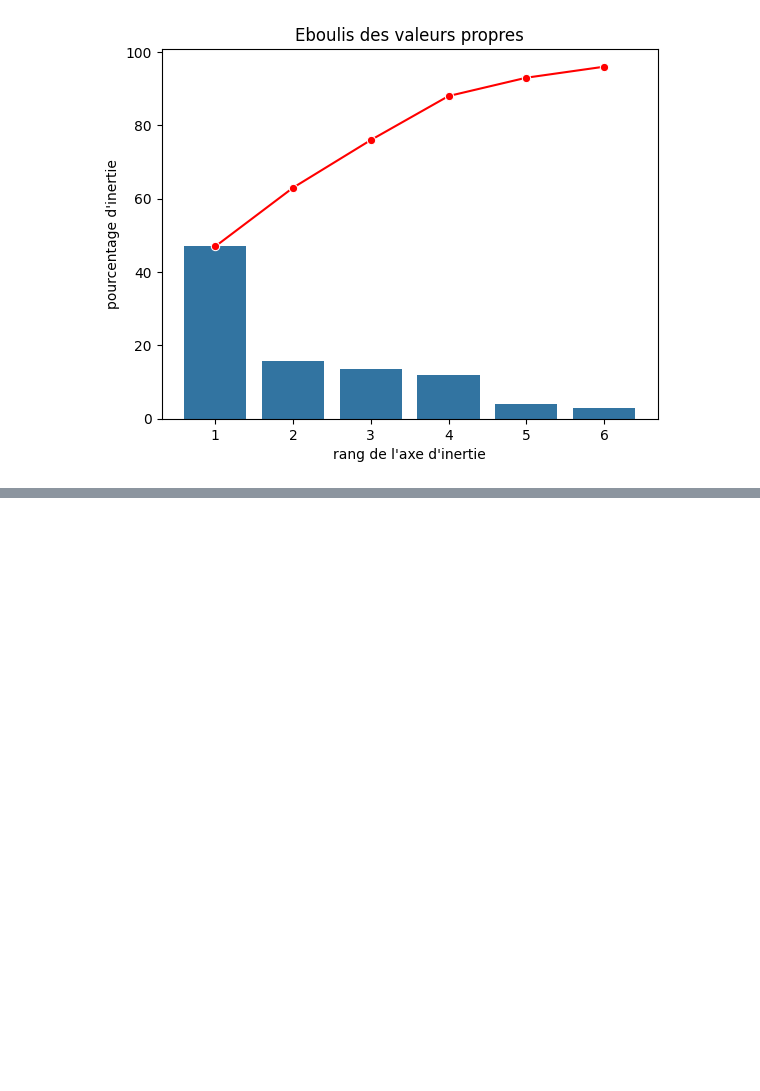
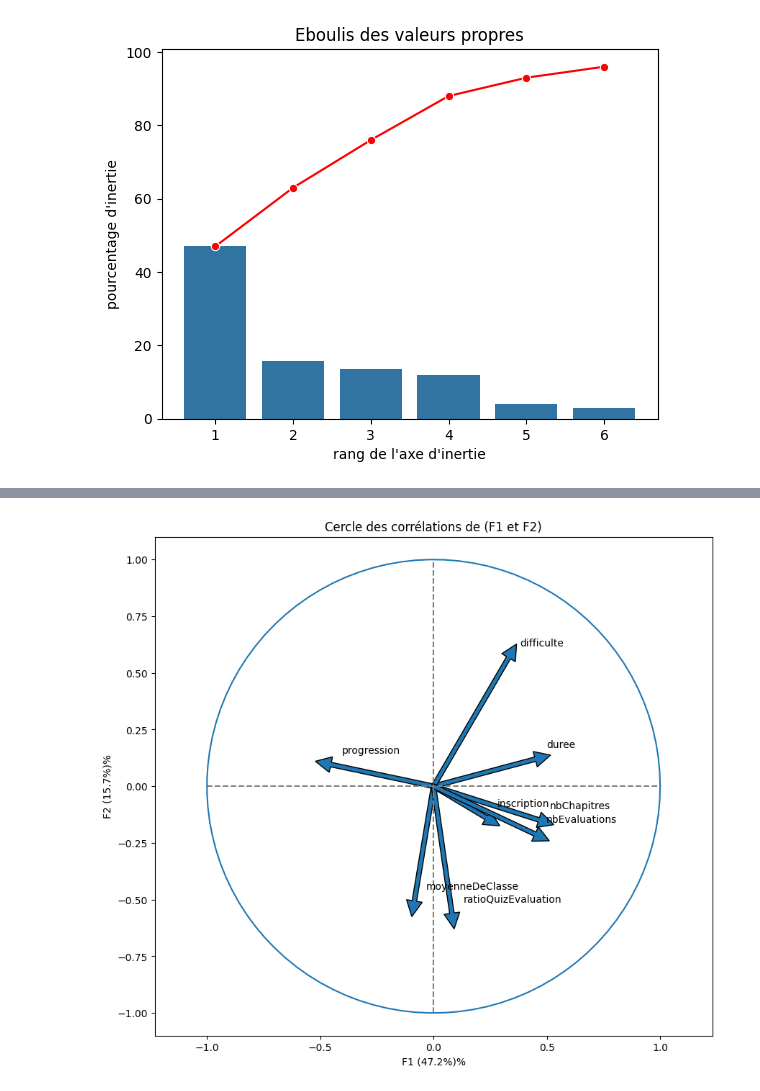
Before and after one commit to Harlequelrah/openclassroom_data_analysis, a Jupyter notebook: project/tp.ipynb, the cells around one changed output, grey strips where cells are left out. Cells and saved outputs as stored; diff of their text form; code cells hidden in the pictures; blank space fills up the shorter version.

```diff
--- a/project/tp.ipynb
+++ b/project/tp.ipynb
@@ -260,0 +401,29 @@ plt.show()
+# %%
+def correlation_graph(x_y,pcs,exp_var_ratio):
+    x,y=x_y
+
+    fig,ax=plt.subplots(figsize=(10,9))
+
+    for i in range(0,pcs.shape[1]):
+        plt.arrow(0,0,pcs.iloc[x,i],pcs.iloc[y,i],head_width=0.07,head_length=0.07,width=0.02)
+        plt.text(pcs.iloc[x, i]+0.05, pcs.iloc[y, i]+0.05,pcs.columns[i])
+
+
+    plt.plot([-1,1],[0,0],color='grey',ls='--')
+    plt.plot([0,0],[-1,1],color='grey',ls='--')
+
+    plt.xlabel(f"F{x+1} ({exp_var_ratio[x]:.1%})%")
+    plt.ylabel(f"F{y+1} ({exp_var_ratio[y]:.1%})%")
+
+
+    plt.title(f"Cercle des corrélations de (F{x+1} et F{y+1})")
+
+    theta = np.linspace(0,2*np.pi,100)
+    plt.plot(np.cos(theta),np.sin(theta))
+    plt.axis('equal')
+
+    plt.show()
+# %%
+correlation_graph(x_y=(0,1),pcs=pcs,exp_var_ratio=exp_var_ratio)
+# %% [output]
+[figure, added]
```
Also changed, not shown: parts of 21 cells of this notebook, 3 other files.
